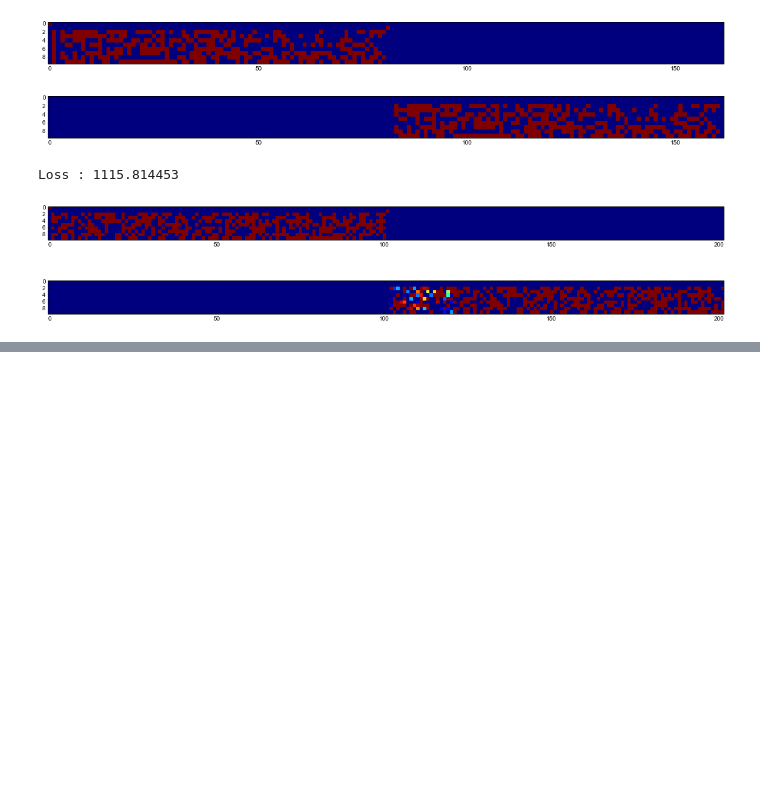
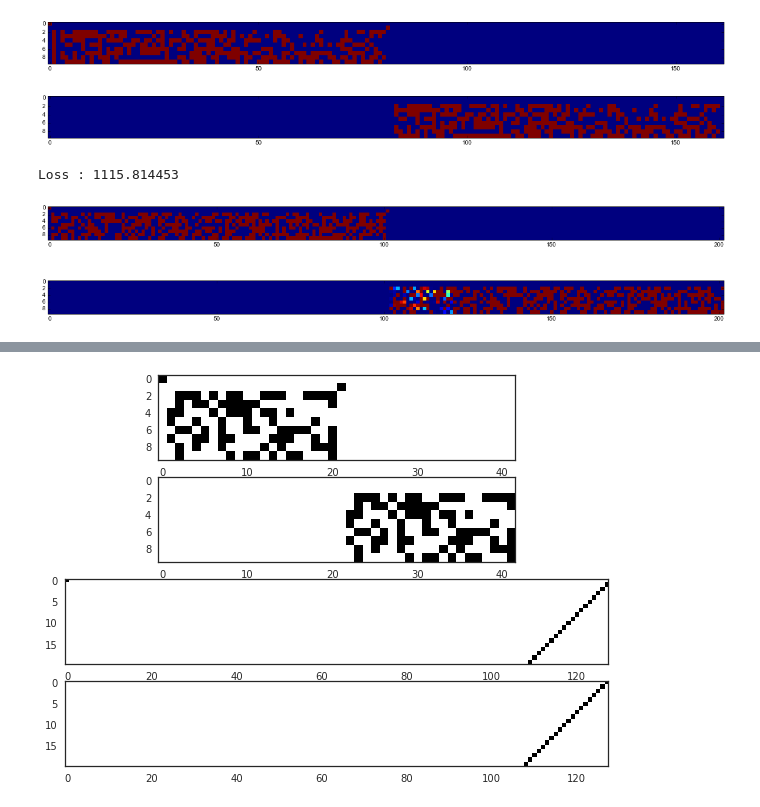
Before and after one commit to carpedm20/NTM-tensorflow, a Jupyter notebook: ipynb/NTM Test.ipynb, the cells around one changed output, grey strips where cells are left out. Cells and saved outputs as stored; diff of their text form; code cells hidden in the pictures; blank space fills up the shorter version.

```diff
--- a/ipynb/NTM Test.ipynb
+++ b/ipynb/NTM Test.ipynb
@@ -110,3 +128,43 @@ plot(ntm, 100, sess)
 # %% [output]
 Loss : 1115.814453
 [figure]
+# %%
+seq_length = 20
+
+seq, outputs, read_w, write_w, loss = copy(ntm, seq_length, sess, print_=False)
+read_w[0] = np.squeeze(read_w[0])
+write_w[0] = np.squeeze(write_w[0])
+
+shape2 = list(np.array(outputs).shape)
+shape2[0] += 2
+
+shape3 = list(np.array(read_w).shape)
+shape3[0] += 2
+
+z1 = np.zeros_like(outputs)
+z2 = np.zeros(shape2)
+
+s1 = np.zeros_like(seq[0]); s1[0]=1
+s2 = np.zeros_like(seq[0]); s2[1]=1
+
+seq = [s1] + seq + [s2]
+
+seq = np.r_[np.array(seq), z1]
+outputs = np.r_[z2, outputs]
+
+if seq_length >= 50:
+    plt.figure(1,figsize=(20,5))
+else:
+    plt.figure(1,figsize=(20,7))
+
+plt.subplot(411)
+plt.imshow(seq.T, interpolation='nearest')
+plt.subplot(412)
+plt.imshow(outputs.T, interpolation='nearest')
+plt.subplot(413)
+plt.imshow(read_w[1:-1], cmap='Greys', interpolation='nearest')
+plt.subplot(414)
+plt.imshow(write_w, cmap='Greys', interpolation='nearest')
+
+print("Loss : %f" % loss)
+# %% [output]
@@ -112,0 +172 @@ Loss : 1115.814453
+[figure, added]
```
Also changed, not shown: parts of 6 cells of this notebook, 2 other files.
